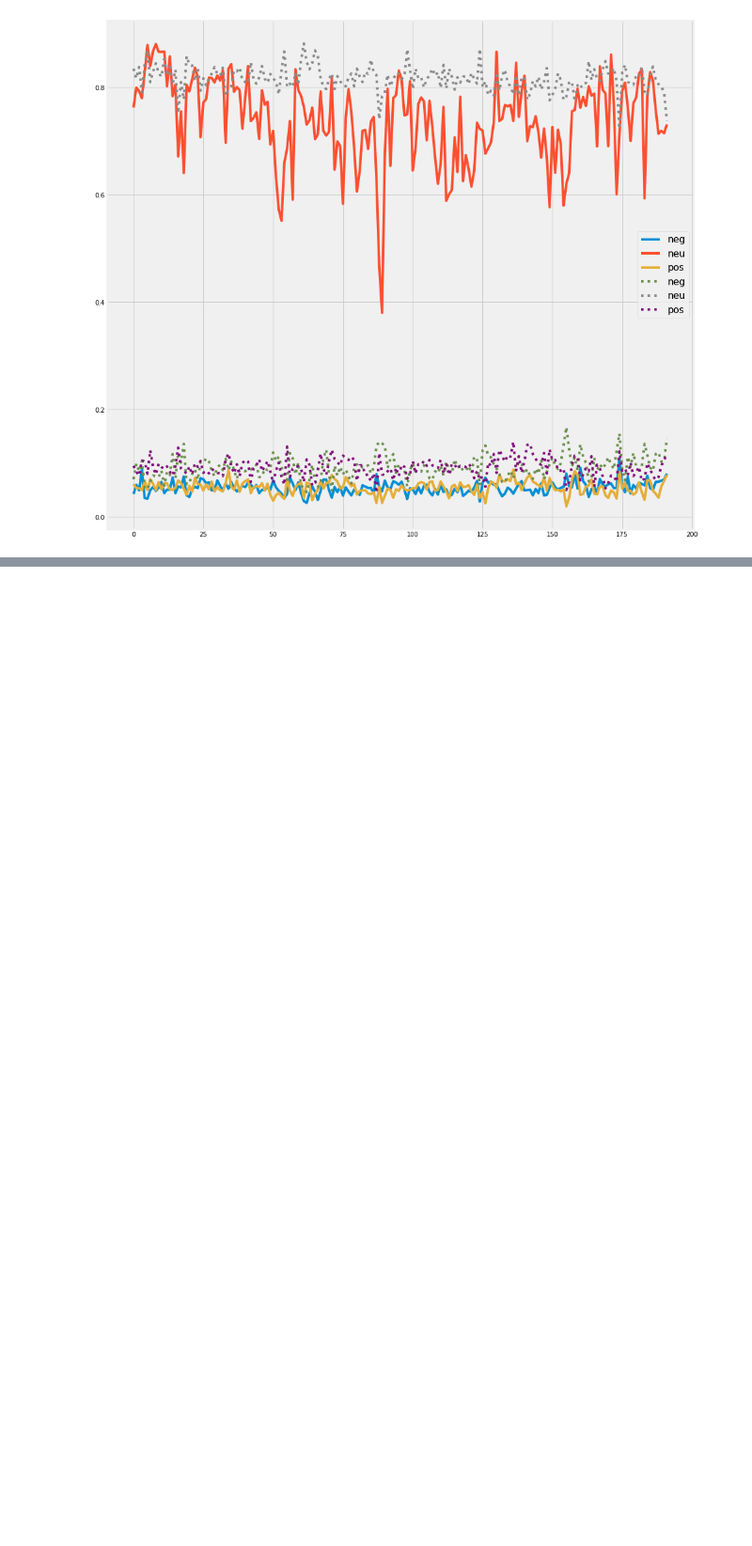
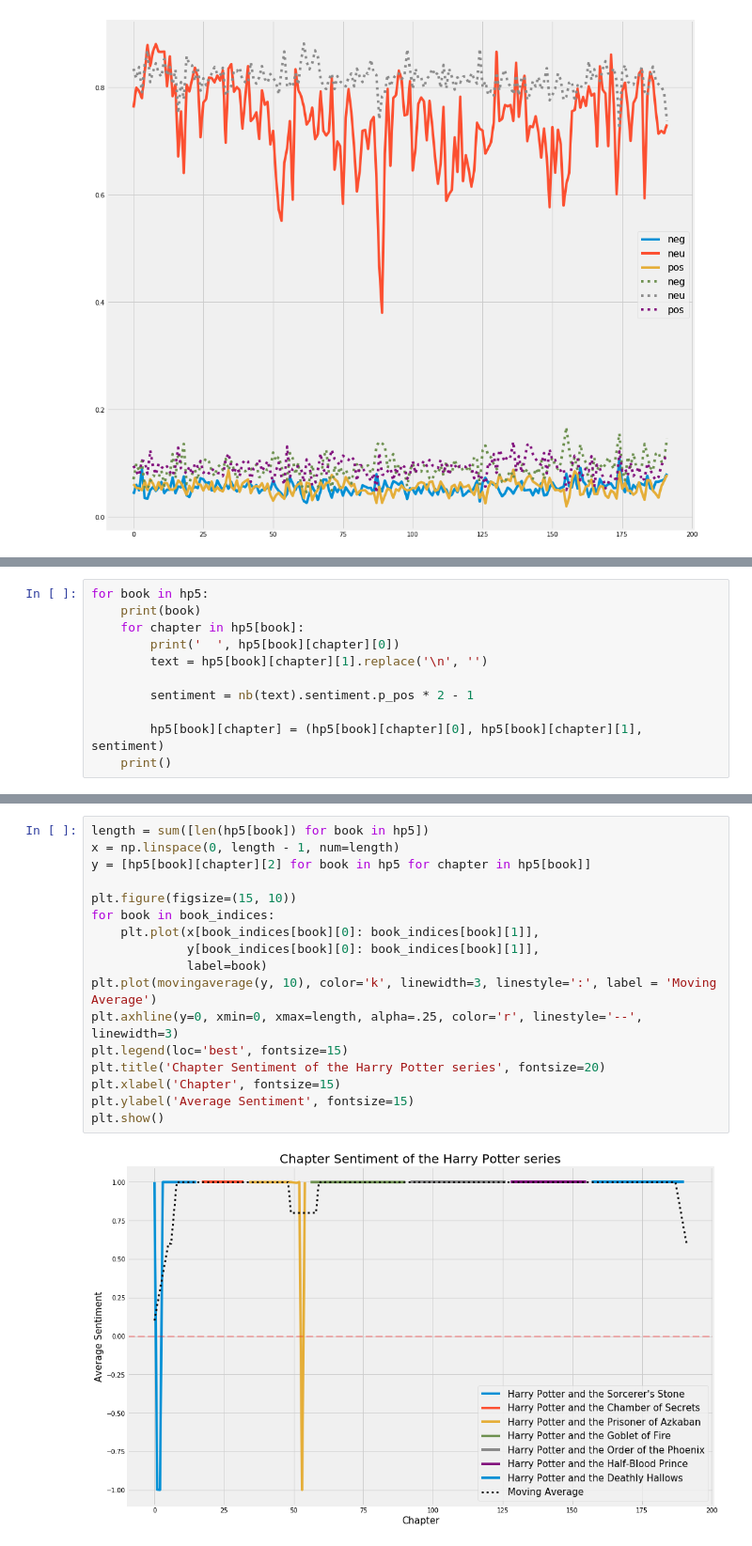
Before and after one commit to raffg/harry_potter_nlp, a Jupyter notebook: sentiment_analysis.ipynb, the cells around one changed output, grey strips where cells are left out. Shown at 94% size. Cells and saved outputs as stored; diff of their text form; blank space fills up the shorter version.

```diff
--- a/sentiment_analysis.ipynb
+++ b/sentiment_analysis.ipynb
@@ -422,0 +614,11 @@ plt.show()
+# %%
+for book in hp5:
+    print(book)
+    for chapter in hp5[book]:
+        print('  ', hp5[book][chapter][0])
+        text = hp5[book][chapter][1].replace('\n', '')
+
+        sentiment = nb(text).sentiment.p_pos * 2 - 1
+
+        hp5[book][chapter] = (hp5[book][chapter][0], hp5[book][chapter][1], sentiment)
+    print()
@@ -422,0 +643,19 @@ plt.show()
+# %%
+length = sum([len(hp5[book]) for book in hp5])
+x = np.linspace(0, length - 1, num=length)
+y = [hp5[book][chapter][2] for book in hp5 for chapter in hp5[book]]
+
+plt.figure(figsize=(15, 10))
+for book in book_indices:
+    plt.plot(x[book_indices[book][0]: book_indices[book][1]],
+             y[book_indices[book][0]: book_indices[book][1]],
+             label=book)
+plt.plot(movingaverage(y, 10), color='k', linewidth=3, linestyle=':', label = 'Moving Average')
+plt.axhline(y=0, xmin=0, xmax=length, alpha=.25, color='r', linestyle='--', linewidth=3)
+plt.legend(loc='best', fontsize=15)
+plt.title('Chapter Sentiment of the Harry Potter series', fontsize=20)
+plt.xlabel('Chapter', fontsize=15)
+plt.ylabel('Average Sentiment', fontsize=15)
+plt.show()
+# %% [output]
+[figure, added]
```
Also changed, not shown: parts of 15 cells of this notebook.
